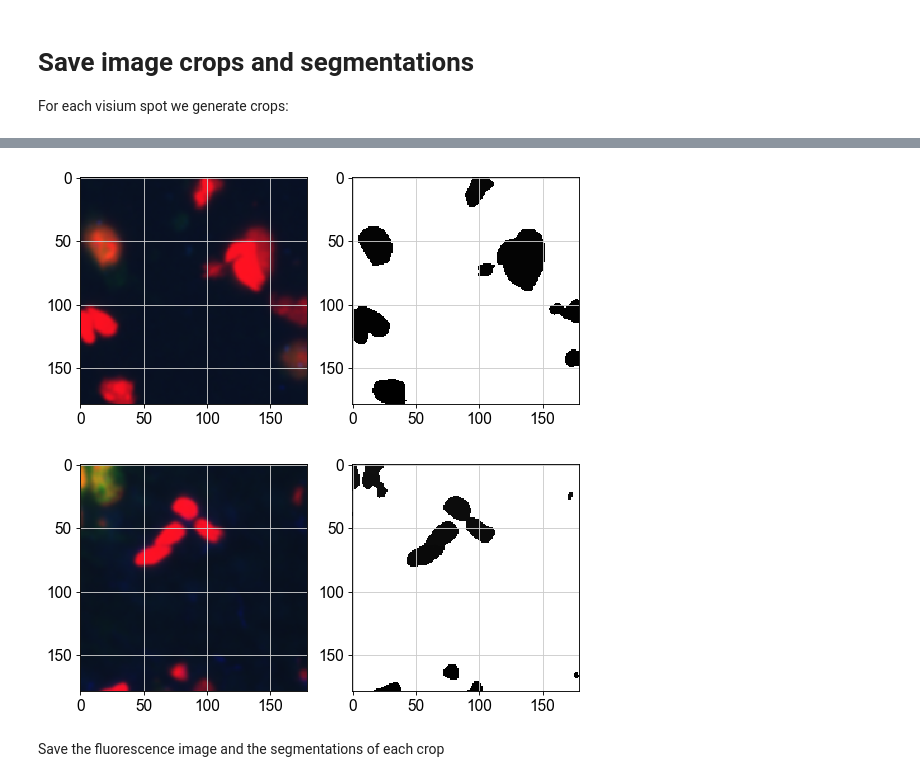
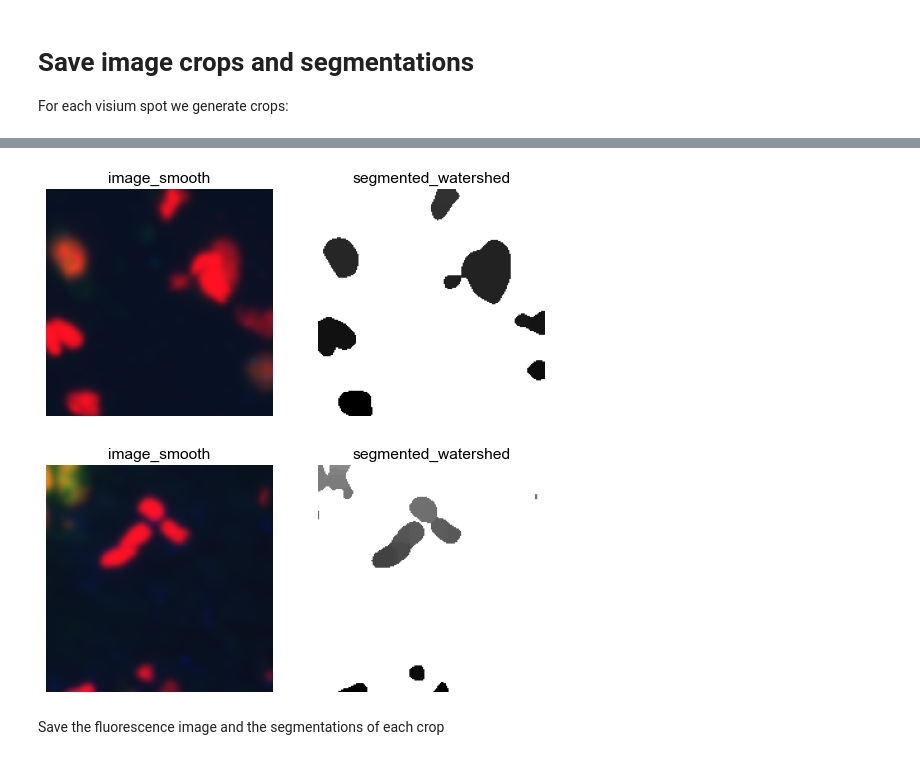
Before and after one commit to theislab/squidpy_reproducibility, a Jupyter notebook: notebooks/tutorial_cellprofiler.ipynb, the cells around one changed output, grey strips where cells are left out. Cells and saved outputs as stored; diff of their text form; code cells hidden in the pictures.

```diff
--- a/notebooks/tutorial_cellprofiler.ipynb
+++ b/notebooks/tutorial_cellprofiler.ipynb
@@ -81,15 +103,12 @@ For each visium spot we generate crops:
 # %%
-for i,(crop,obs) in enumerate(img.generate_spot_crops(adata, obs_names=adata.obs_names, return_obs=True, as_array=False)):
-    if i < 2:
-        fig, axes = plt.subplots(1, 2)
-        axes[0].imshow(crop['image_smooth'])
-        axes[1].imshow(crop['segmented_watershed'][:,:,0],cmap='Greys')
-        plt.show()
-    if i == 2:
-        break
+for crop,obs in itertools.islice(img.generate_spot_crops(adata, obs_names=adata.obs_names, return_obs=True, as_array=False), 2):
+    fig, axes = plt.subplots(1, 2)
+    crop.show('image_smooth', ax=axes[0])
+    crop.show('segmented_watershed', ax=axes[1], cmap='Greys')
+    plt.show()
 # %% [output]
-[figure, old version]
+[figure, new version]
-[figure, old version]
+[figure, new version]
 # %% [markdown]
 Save the fluorescence image and the segmentations of each crop
 # %%
```
Also changed, not shown: parts of 6 cells of this notebook.
